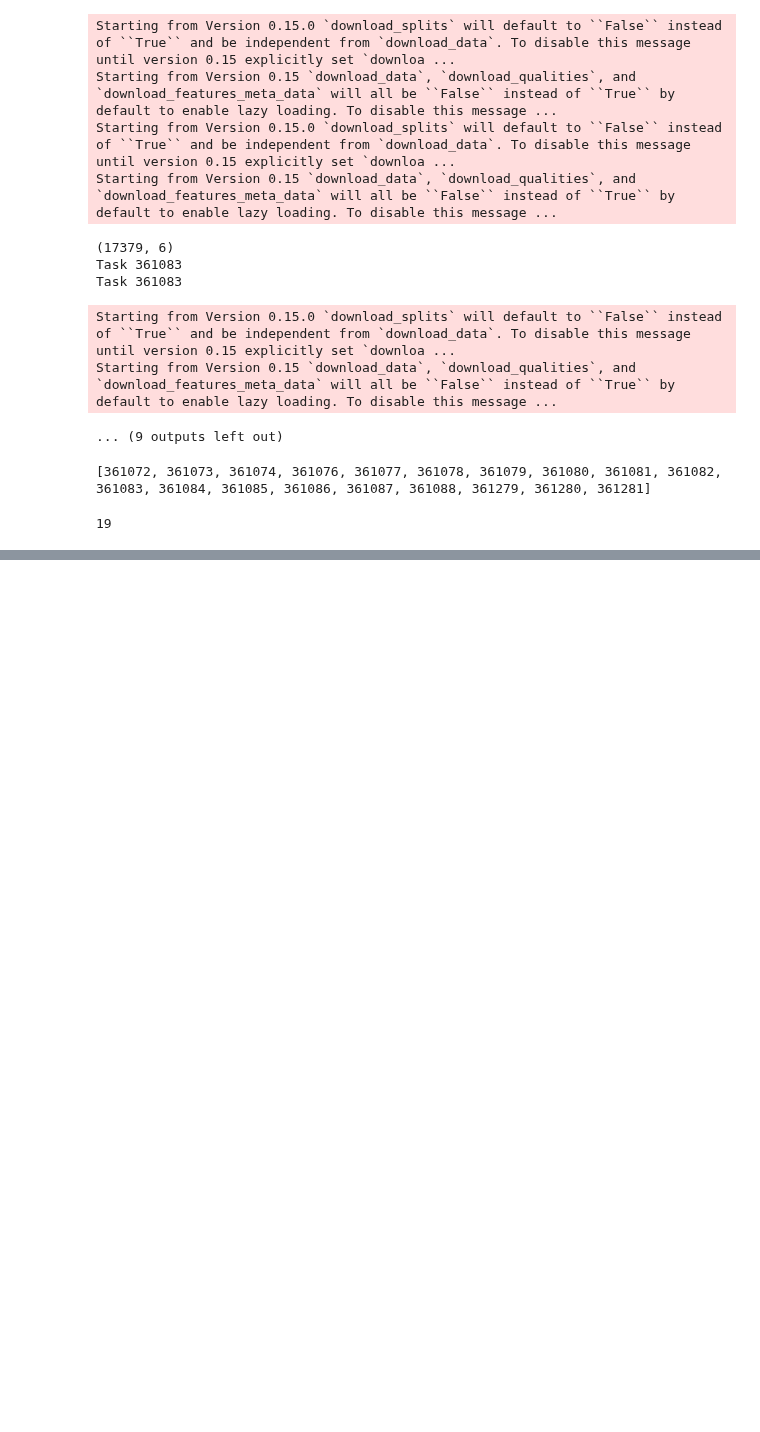
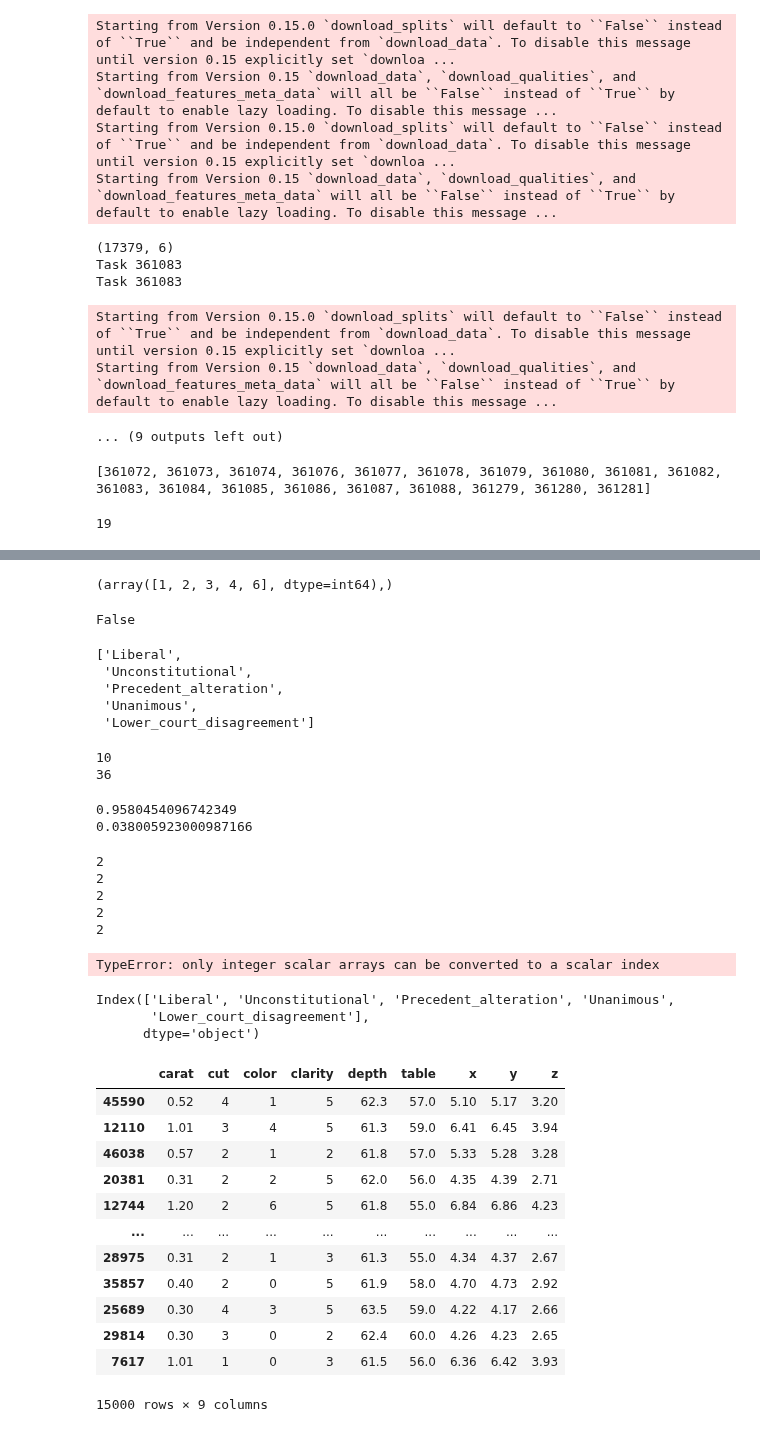
Before and after one commit to mmaninetti/ML_models_for_extrapolation, a Jupyter notebook: NUMERICAL AND CATEGORICAL FEATURES/REGRESSION/RMSE/tests.ipynb, the cells around one changed output, grey strips where cells are left out. Cells and saved outputs as stored; diff of their text form; code cells hidden in the pictures; blank space fills up the shorter version.

```diff
--- a/NUMERICAL AND CATEGORICAL FEATURES/REGRESSION/RMSE/tests.ipynb
+++ b/NUMERICAL AND CATEGORICAL FEATURES/REGRESSION/RMSE/tests.ipynb
@@ -357,0 +463,8 @@ len(benchmark_suite.tasks)
+# %%
+np.where(np.array(categorical_indicator)==True)
+# %% [output]
+(array([1, 2, 3, 4, 6], dtype=int64),)
+# %%
+categorical_indicator==True
+# %% [output]
+False
@@ -357,0 +473,66 @@ len(benchmark_suite.tasks)
+# %%
+for col in [attribute for attribute, indicator in zip(attribute_names, categorical_indicator) if indicator]:
+    X[col] = X[col].astype('object')
+# %%
+selected_elements
+# %% [output]
+['Liberal',
+ 'Unconstitutional',
+ 'Precedent_alteration',
+ 'Unanimous',
+ 'Lower_court_disagreement']
+# %%
+for col in [attribute for attribute, indicator in zip(attribute_names, categorical_indicator) if not indicator]:
+    print(len(X[col].unique()))
+    if len(X[col].unique()) < 10:
+        X = X.drop(col, axis=1)
+# %% [output]
+10
+36
+# %%
+for col in [attribute for attribute, indicator in zip(attribute_names, categorical_indicator) if not indicator]:
+    if len(X[col].unique()) < 10:
+        X = X.drop(col, axis=1)
+    print(X[col].value_counts(normalize=True).max())
+    if X[col].value_counts(normalize=True).max() > 0.7:
+            X = X.drop(col, axis=1)
+# %% [output]
+0.9580454096742349
+0.038005923000987166
+# %%
+for col in [attribute for attribute, indicator in zip(attribute_names, categorical_indicator) if indicator]:
+    print(len(X[col].unique()))
+    if len(X[col].unique()) > 20:
+        X = X.drop(col, axis=1)
+# %% [output]
+2
+2
+2
+2
+2
+# %%
+[attribute_names[i] for i in np.where(np.array(categorical_indicator)==True)]
+# %% [output]
+TypeError: only integer scalar arrays can be converted to a scalar index
+# %%
+X.select_dtypes(['category']).columns
+# %% [output]
+Index(['Liberal', 'Unconstitutional', 'Precedent_alteration', 'Unanimous',
+       'Lower_court_disagreement'],
+      dtype='object')
+# %%
+X
+# %% [output]
+|  | carat | cut | color | clarity | depth | table | x | y | z |
+| 45590 | 0.52 | 4 | 1 | 5 | 62.3 | 57.0 | 5.10 | 5.17 | 3.20 |
+| 12110 | 1.01 | 3 | 4 | 5 | 61.3 | 59.0 | 6.41 | 6.45 | 3.94 |
+| 46038 | 0.57 | 2 | 1 | 2 | 61.8 | 57.0 | 5.33 | 5.28 | 3.28 |
+| 20381 | 0.31 | 2 | 2 | 5 | 62.0 | 56.0 | 4.35 | 4.39 | 2.71 |
+| 12744 | 1.20 | 2 | 6 | 5 | 61.8 | 55.0 | 6.84 | 6.86 | 4.23 |
+| ... | ... | ... | ... | ... | ... | ... | ... | ... | ... |
+| 28975 | 0.31 | 2 | 1 | 3 | 61.3 | 55.0 | 4.34 | 4.37 | 2.67 |
+| 35857 | 0.40 | 2 | 0 | 5 | 61.9 | 58.0 | 4.70 | 4.73 | 2.92 |
+| 25689 | 0.30 | 4 | 3 | 5 | 63.5 | 59.0 | 4.22 | 4.17 | 2.66 |
+| 29814 | 0.30 | 3 | 0 | 2 | 62.4 | 60.0 | 4.26 | 4.23 | 2.65 |
+| 7617 | 1.01 | 1 | 0 | 3 | 61.5 | 56.0 | 6.36 | 6.42 | 3.93 |
+15000 rows × 9 columns
```
Also changed, not shown: parts of 8 cells of this notebook, 9 other files.
